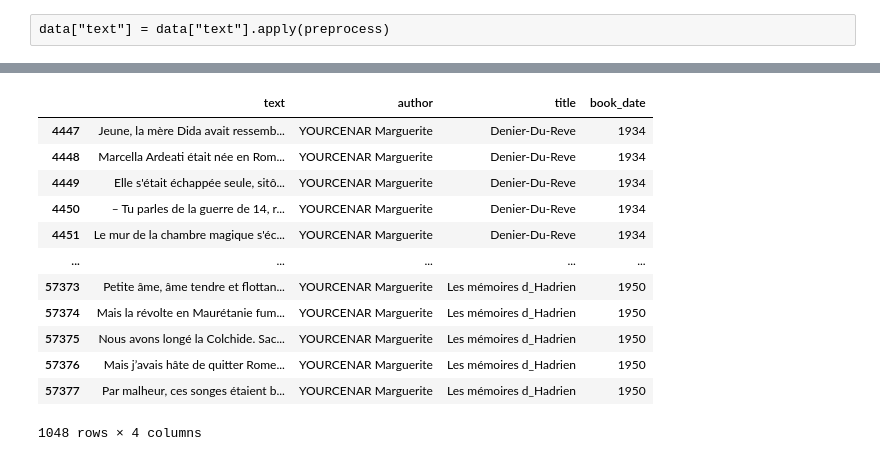
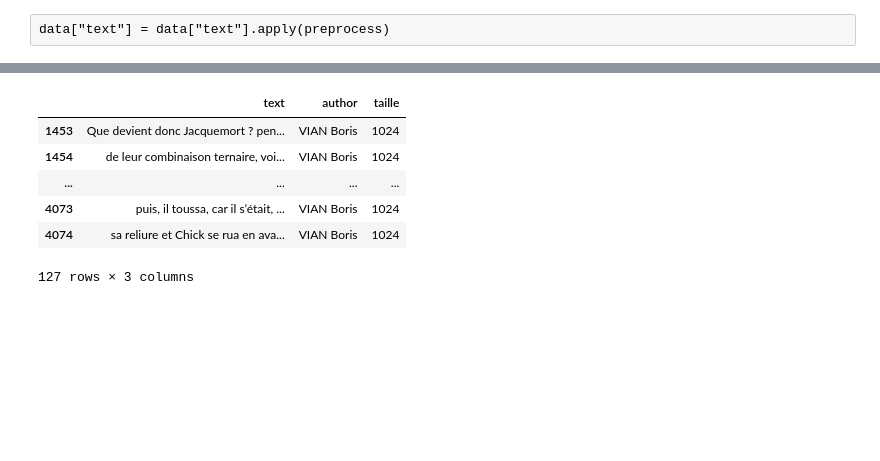
Before and after one commit to Cyr-dcx/author_style, a Jupyter notebook: notebooks/Cyrielle_Create_dataframes.ipynb, the cells around one changed output, grey strips where cells are left out. Saved outputs shown, nothing was run; the diff lists cells and outputs as text; code cells hidden in the pictures; blank space fills up the shorter version.

```diff
--- a/notebooks/Cyrielle_Create_dataframes.ipynb
+++ b/notebooks/Cyrielle_Create_dataframes.ipynb
@@ -19,5 +20,8 @@ df = csv_to_dataframes(output="p")
 # %%
-df.head()
+pd.options.display.max_rows = 5
+pd.options.display.max_seq_items = None
+pd.options.display.max_colwidth = 4000
+df
 # %% [output]
 |  | text | author | title | book_date |
 | 0 | Pendant que Nous franchissions la... | GUTH Paul | Si j_étais le Bon Dieu | 1987 |
@@ -65,5 +70,6 @@ data.shape
 # %%
-data["taille"] = data.text.apply(lambda x : len(x))
+data["taille"] = data.text.apply(lambda x : len(x.split(" ")))
+data.head(2)
 # %% [output]
 A value is trying to be set on a copy of a slice from a DataFrame.
 Try using .loc[row_indexer,col_indexer] = value instead
@@ -88,0 +95,3 @@ data
+# %%
+data_lim = data[data.taille==seq_len]
+data_lim.shape
@@ -114,7 +118,8 @@ Name: author, dtype: int64
 # %%
-min_lines = df.author.value_counts().min()
-last_author = df.author.value_counts().index[-1]
-author_without_last = df.author.value_counts().index[:-1].to_list()
+#define variables
+min_lines = data_lim.author.value_counts().min()
+last_author = data_lim.author.value_counts().index[-1]
+author_without_last = data_lim.author.value_counts().index[:-1].to_list()
 # %%
 author_without_last
 # %% [output]
@@ -140,23 +145,17 @@ author_without_last
 # %%
 #Downsample majority classPython
 # Separate majority and minority classes
 
-df_minority = df[df.author==last_author]
+df_minority = data_lim[data_lim.author==last_author]
 df_minority
 # %% [output]
-|  | text | author | title | book_date |
-| 4447 | Jeune, la mère Dida avait ressemb... | YOURCENAR Marguerite | Denier-Du-Reve | 1934 |
-| 4448 | Marcella Ardeati était née en Rom... | YOURCENAR Marguerite | Denier-Du-Reve | 1934 |
-| 4449 | Elle s'était échappée seule, sitô... | YOURCENAR Marguerite | Denier-Du-Reve | 1934 |
-| 4450 | – Tu parles de la guerre de 14, r... | YOURCENAR Marguerite | Denier-Du-Reve | 1934 |
-| 4451 | Le mur de la chambre magique s'éc... | YOURCENAR Marguerite | Denier-Du-Reve | 1934 |
-| ... | ... | ... | ... | ... |
-| 57373 | Petite âme, âme tendre et flottan... | YOURCENAR Marguerite | Les mémoires d_Hadrien | 1950 |
-| 57374 | Mais la révolte en Maurétanie fum... | YOURCENAR Marguerite | Les mémoires d_Hadrien | 1950 |
-| 57375 | Nous avons longé la Colchide. Sac... | YOURCENAR Marguerite | Les mémoires d_Hadrien | 1950 |
-| 57376 | Mais j’avais hâte de quitter Rome... | YOURCENAR Marguerite | Les mémoires d_Hadrien | 1950 |
-| 57377 | Par malheur, ces songes étaient b... | YOURCENAR Marguerite | Les mémoires d_Hadrien | 1950 |
+|  | text | author | taille |
+| 1453 | Que devient donc Jacquemort ? pen... | VIAN Boris | 1024 |
+| 1454 | de leur combinaison ternaire, voi... | VIAN Boris | 1024 |
+| ... | ... | ... | ... |
+| 4073 | puis, il toussa, car il s’était, ... | VIAN Boris | 1024 |
+| 4074 | sa reliure et Chick se rua en ava... | VIAN Boris | 1024 |
-1048 rows × 4 columns
+127 rows × 3 columns
 # %%
 from sklearn.utils import resample
 
```
Also changed, not shown: parts of 23 cells of this notebook, 11 other files.
